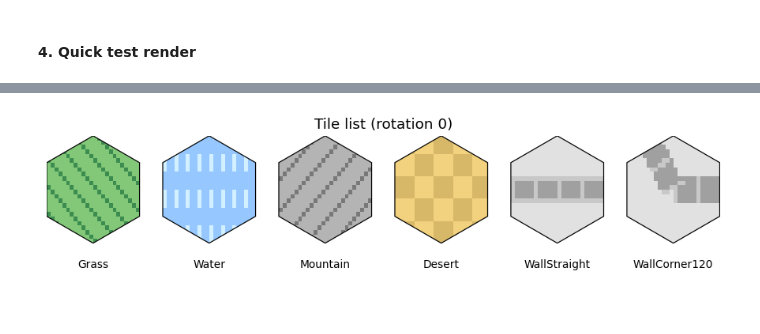
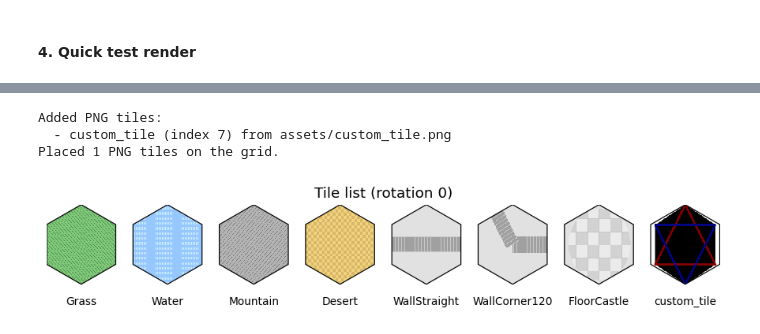
Before and after one commit to jbledua/Project-Hex-Sandbox, a Jupyter notebook: notebooks/01_hex_tiles.ipynb, the cells around one changed output, grey strips where cells are left out. Drawn from its saved outputs; the diff is of its cells as text; code cells hidden in the pictures; blank space fills up the shorter version.

Commit message:
Feat: Added Custom Tiles

```diff
--- a/notebooks/01_hex_tiles.ipynb
+++ b/notebooks/01_hex_tiles.ipynb
@@ -10,6 +12,9 @@ from matplotlib import transforms
 
 plt.rcParams["figure.figsize"] = (10, 8)
 plt.rcParams["figure.dpi"] = 110
+# %%
+# Global texture size (pixels) for both generated and PNG tiles
+TEXTURE_PX = 128
 # %% [markdown]
 #### 2. Hex math helpers (axial coordinates)
 This uses axial coordinates (q, r) with pointy-top hexes.
@@ -361,8 +363,3 @@ def show_tiles_row(tile_defs, size=1.0, gap=None, title=None, draw_edges=True, s
     if title:
         ax.set_title(title)
     return fig, ax
-# %%
-fig, ax = show_tiles_row(tile_defs, size=1.0, title="Tile list (rotation 0)")
-plt.show()
-# %% [output]
-[figure, removed]
@@ -368,0 +391,64 @@ plt.show()
+# %%
+# Auto-load tiles from assets/ (all PNGs), append to tile_defs, preview, and place on grid
+import os
+
+
+def load_tiles_from_folder(folder, target_size=None, center_crop=True, tile_defs=None):
+    """
+    Scan a folder for PNG files and append them as tiles to tile_defs.
+    - folder: directory to search
+    - target_size: resize square textures to target_size×target_size (nearest)
+    - center_crop: crop non-square images to center square before resizing
+    - tile_defs: list to append to; if None, uses global tile_defs
+    Returns: list of dicts [{"name": str, "index": int, "path": str}] for appended tiles.
+    """
+    if tile_defs is None:
+        raise ValueError("tile_defs must be provided")
+    appended = []
+    if not os.path.isdir(folder):
+        print(f"Assets folder not found: {folder}")
+        return appended
+    for fname in sorted(os.listdir(folder)):
+        if not fname.lower().endswith(".png"):
+            continue
+        fpath = os.path.join(folder, fname)
+        img = load_tile_png(fpath, target_size=int(target_size) if target_size else None, center_crop=center_crop)
+        if img is None:
+            continue
+        name = os.path.splitext(fname)[0]
+        tile_defs.append({"name": name, "image": img})
+        appended.append({"name": name, "index": len(tile_defs) - 1, "path": fpath})
+    if appended:
+        print("Added PNG tiles:")
+        for info in appended:
+            print(f"  - {info['name']} (index {info['index']}) from {info['path']}")
+    else:
+        print(f"No PNG tiles found in {folder}.")
+    return appended
+
+
+# Load all PNG tiles from assets/ and append to tile_defs
+assets_folder = "assets"
+png_tiles = load_tiles_from_folder(assets_folder, target_size=int(TEXTURE_PX), center_crop=True, tile_defs=tile_defs)
+
+# Place loaded tiles onto the grid for rendering (if any were loaded)
+if png_tiles:
+    positions = [
+        (0, 4), (1, 4), (2, 4), (3, 4), (4, 4),
+        (-1, 4), (-2, 4), (5, 3), (3, 5)
+    ]
+    for i, info in enumerate(png_tiles):
+        pos = positions[i % len(positions)]
+        tile_map[pos] = {"tile": info["index"], "rot": 0}
+    print(f"Placed {len(png_tiles)} PNG tiles on the grid.")
+else:
+    print("No PNG tiles to place on the grid.")
+
+# Show the full row of tiles (including any newly appended PNG tiles)
+fig, ax = show_tiles_row(tile_defs, size=1.0, title="Tile list (rotation 0)")
+plt.show()
+# %% [output]
+Added PNG tiles:
+  - custom_tile (index 7) from assets/custom_tile.png
+Placed 1 PNG tiles on the grid.
+[figure, added]
```
Also changed, not shown: parts of 5 cells of this notebook, 3 other files.
